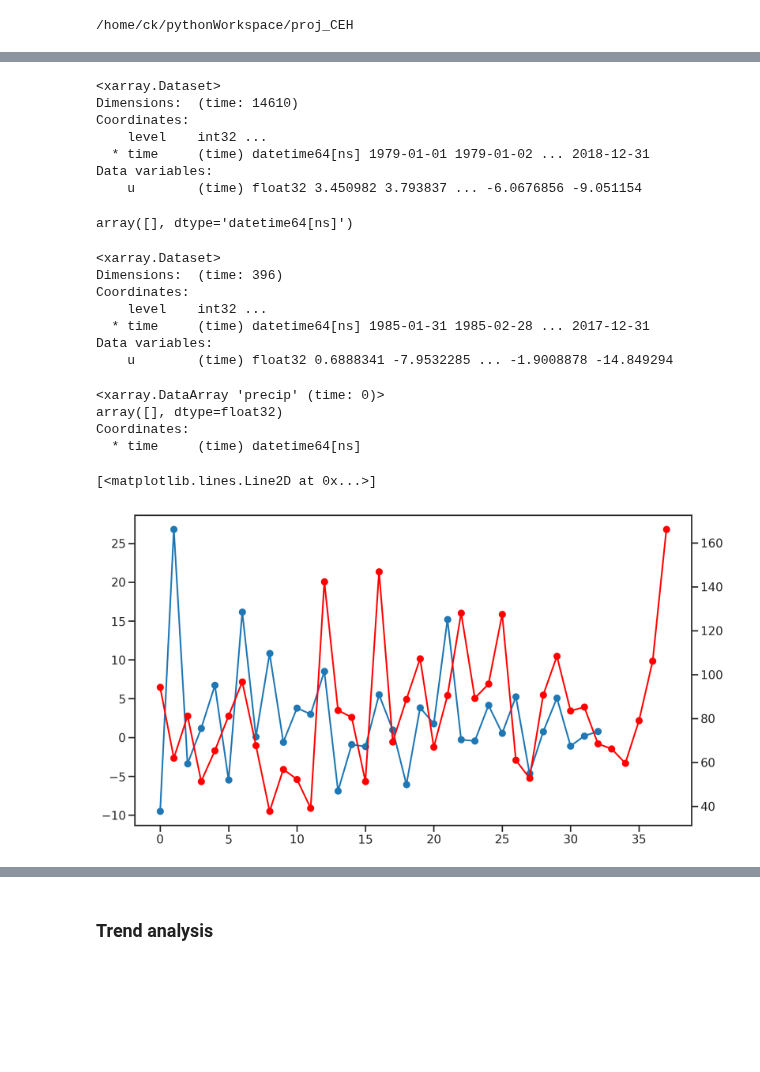
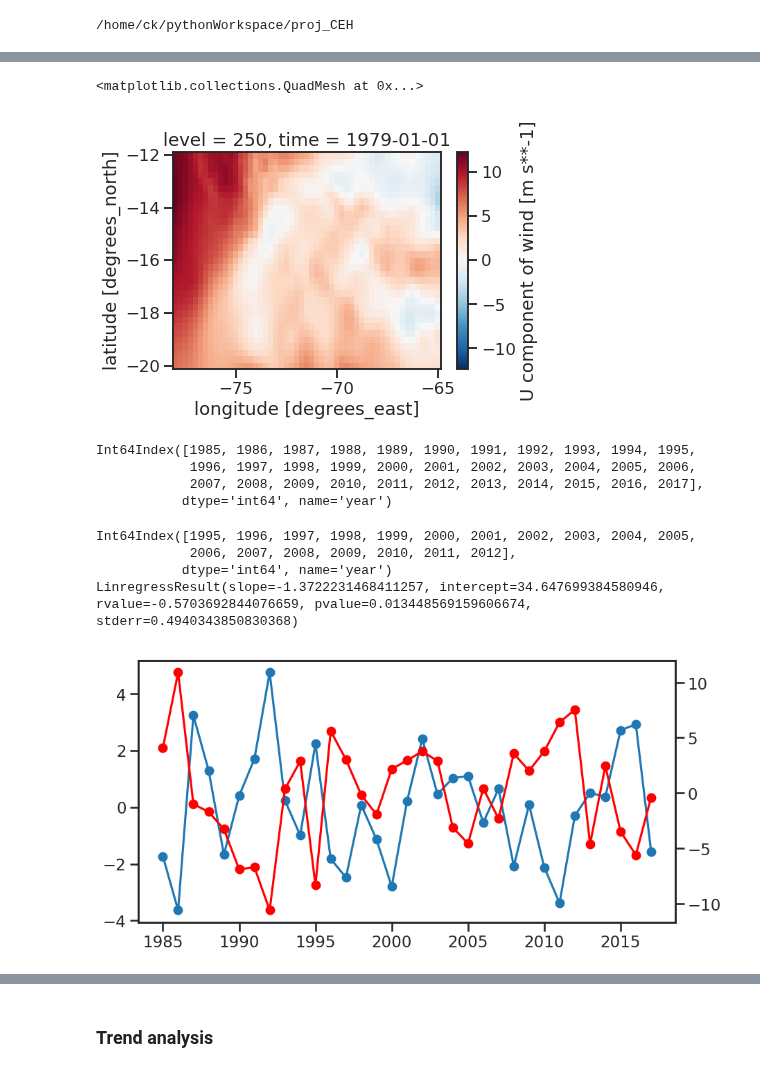
Before and after one commit to cornkle/proj_CEH, a Jupyter notebook: notebooks/HUARAZ_triangle_plots_Altiplano.ipynb, the cells around one changed output, grey strips where cells are left out. Saved outputs shown, nothing was run; the diff lists cells and outputs as text; code cells hidden in the pictures; blank space fills up the shorter version.

Commit message:
trendy triangles Altiplano Rio Santa per month

```diff
--- a/notebooks/HUARAZ_triangle_plots_Altiplano.ipynb
+++ b/notebooks/HUARAZ_triangle_plots_Altiplano.ipynb
@@ -53,3 +49,6 @@ Coordinates:
+# %%
+gts = da3.sel(time=((da3['time.month']>=12) | (da3['time.month']<=2))).groupby('time.year').mean('time')
+cts = ca.sel(time=((ca['time.month']>=12) | (ca['time.month']<=2))).groupby('time.year').mean('time')
 # %%
 def readERA():
 
@@ -69,48 +66,39 @@ era_valley = era.mean(['latitude', 'longitude'])
-# %%
-era_valley
-# %% [output]
-<xarray.Dataset>
-Dimensions:  (time: 14610)
-Coordinates:
-    level    int32 ...
-  * time     (time) datetime64[ns] 1979-01-01 1979-01-02 ... 2018-12-31
-Data variables:
-    u        (time) float32 3.450982 3.793837 ... -6.0676856 -9.051154
+# %%
+era['u'][0,:,:].plot()
+# %% [output]
+<matplotlib.collections.QuadMesh at 0x...>
+[figure, added]
+# %%
+era_valley = era['u'].mean(['latitude', 'longitude']) #salem.roi(shape=sdf)
+ets = era_valley.sel(time=((era_valley['time.month']>=12) | (era_valley['time.month']<=2))).groupby('time.year').mean('time')
 # %%
-posgrid = np.intersect1d(era_valley.time.values, da3.time.values)
+posgrid = np.intersect1d(ets.year.values, gts.year.values)
 
-gsat = da3.sel(time=posgrid)
-era_valley = era_valley.sel(time=posgrid)
+gsat = gts.sel(year=posgrid)
+ets = ets.sel(year=posgrid)
 
-posgrid = np.intersect1d(era_valley.time.values, ca.time.values)
-chirp = ca.sel(time=posgrid)
+posgrid = np.intersect1d(ets.year.values, cts.year.values)
+cts = cts.sel(year=posgrid)
-# %%
-posgrid
-# %% [output]
-array([], dtype='datetime64[ns]')
-# %%
-era_valley
-# %% [output]
-<xarray.Dataset>
-Dimensions:  (time: 396)
-Coordinates:
-    level    int32 ...
-  * time     (time) datetime64[ns] 1985-01-31 1985-02-28 ... 2017-12-31
-Data variables:
-    u        (time) float32 0.6888341 -7.9532285 ... -1.9008878 -14.849294
-# %%
-chirp
-# %% [output]
-<xarray.DataArray 'precip' (time: 0)>
-array([], dtype=float32)
-Coordinates:
-  * time     (time) datetime64[ns]
+# %%
+ets = ets.to_pandas()
+gts = gts.to_pandas()
+cts = cts.to_pandas()
+# %%
+ets.index
+# %% [output]
+Int64Index([1985, 1986, 1987, 1988, 1989, 1990, 1991, 1992, 1993, 1994, 1995,
+            1996, 1997, 1998, 1999, 2000, 2001, 2002, 2003, 2004, 2005, 2006,
+            2007, 2008, 2009, 2010, 2011, 2012, 2013, 2014, 2015, 2016, 2017],
+           dtype='int64', name='year')
 # %%
-f=plt.figure(figsize=(14,8), dpi=200)
+f=plt.figure(figsize=(10,5), dpi=100)
 ax = f.add_subplot(111)
-ax.plot(era_valley['u'].sel(time=(era_valley['time.month']==4)), marker='o')
+ax.plot(ets-np.mean(ets), marker='o')
 ax1 = ax.twinx()
-ax1.plot(ca.sel(time=(ca['time.month']==12)), color='r', marker='o')
+ax1.plot(gts-np.mean(gts), color='r', marker='o')
+print(ets.index[10:-5],stats.linregress(ets.values[10:-5], gts.values[10:-5]))
 # %% [output]
-[<matplotlib.lines.Line2D at 0x...>]
+Int64Index([1995, 1996, 1997, 1998, 1999, 2000, 2001, 2002, 2003, 2004, 2005,
+            2006, 2007, 2008, 2009, 2010, 2011, 2012],
+           dtype='int64', name='year') LinregressResult(slope=-1.3722231468411257, intercept=34.647699384580946, rvalue=-0.5703692844076659, pvalue=0.013448569159606674, stderr=0.4940343850830368)
-[figure, old version]
+[figure, new version]
```
Also changed, not shown: parts of 30 cells of this notebook, 10 other files.
